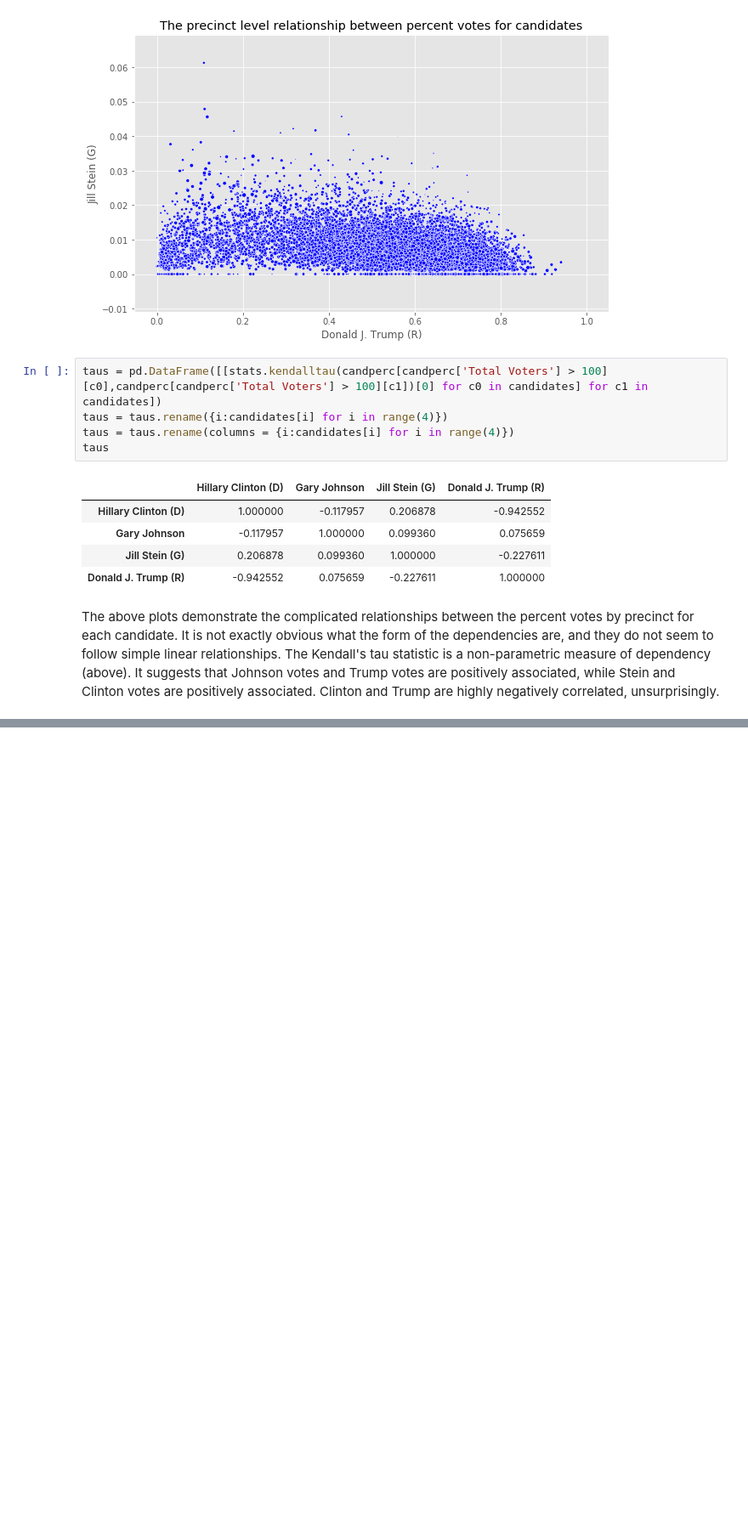
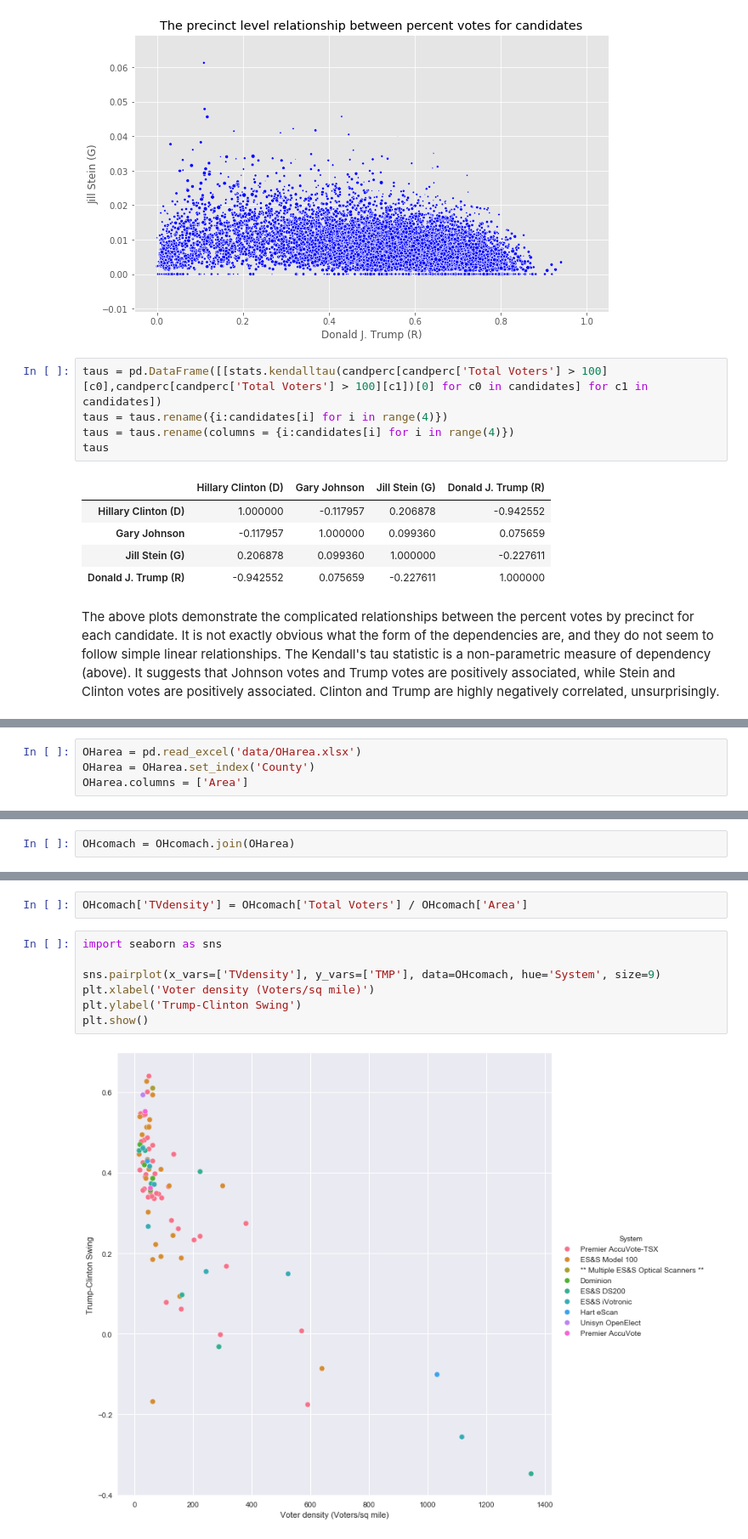
Before and after one commit to imaination/STA141b, a Jupyter notebook: DataTech/notebooks/Lesson_10_Notebook.ipynb, the cells around one changed output, grey strips where cells are left out. Shown at 85% size. Saved outputs shown, nothing was run; the diff lists cells and outputs as text; blank space fills up the shorter version.

```diff
--- a/DataTech/notebooks/Lesson_10_Notebook.ipynb
+++ b/DataTech/notebooks/Lesson_10_Notebook.ipynb
@@ -209,0 +340,4 @@ The above plots demonstrate the complicated relationships between the percent vo
+# %%
+OHarea = pd.read_excel('data/OHarea.xlsx')
+OHarea = OHarea.set_index('County')
+OHarea.columns = ['Area']
@@ -209,0 +354,2 @@ The above plots demonstrate the complicated relationships between the percent vo
+# %%
+OHcomach = OHcomach.join(OHarea)
@@ -209,0 +366,11 @@ The above plots demonstrate the complicated relationships between the percent vo
+# %%
+OHcomach['TVdensity'] = OHcomach['Total Voters'] / OHcomach['Area']
+# %%
+import seaborn as sns
+
+sns.pairplot(x_vars=['TVdensity'], y_vars=['TMP'], data=OHcomach, hue='System', size=9)
+plt.xlabel('Voter density (Voters/sq mile)')
+plt.ylabel('Trump-Clinton Swing')
+plt.show()
+# %% [output]
+[figure, added]
```
Also changed, not shown: parts of 30 cells of this notebook, 13 other files.
